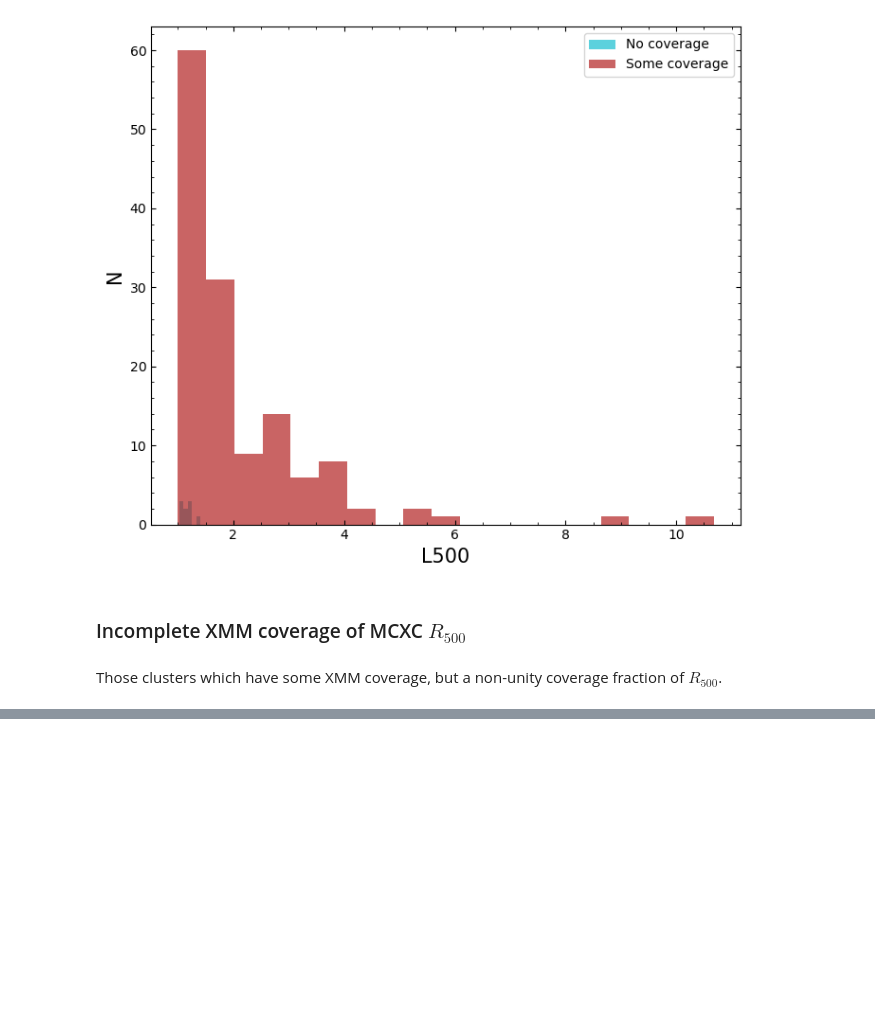
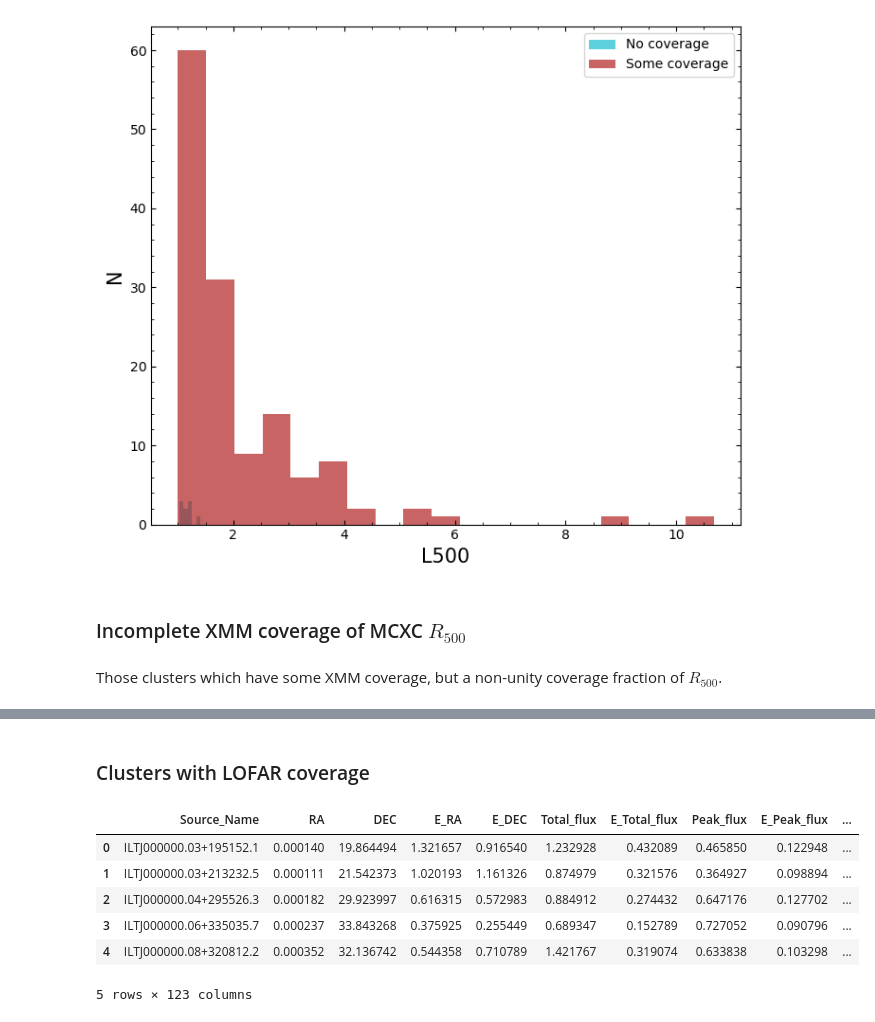
Before and after one commit to LoVoCCS/X-LoVoCCS-Data, a Jupyter notebook: proposals/XMM2023/exploring_targets.ipynb, the cells around one changed output, grey strips where cells are left out. Cells and saved outputs as stored; diff of their text form; code cells hidden in the pictures; blank space fills up the shorter version.

```diff
--- a/proposals/XMM2023/exploring_targets.ipynb
+++ b/proposals/XMM2023/exploring_targets.ipynb
@@ -197,3 +206,5 @@ incomp_xmm_r500.sort_values('xmm_r500_cov_frac')
 | 120 | MCXCJ1254.6-2913 | J1254.6-2913 | 120 | 193.672500 | -29.223333 | 0.0544 | 1.093054 | 2.0799 | 0.8855 | RXCJ1254.6-2913 | ... |
 | 55 | MCXCJ2313.9-4244 | J2313.9-4244 | 55 | 348.494167 | -42.733889 | 0.0564 | 1.811143 | 2.8261 | 0.9802 | RXCJ2313.9-4244 | ... |
 | 97 | MCXCJ1257.2-3022 | J1257.2-3022 | 97 | 194.320417 | -30.376944 | 0.0554 | 1.323277 | 2.3354 | 0.9201 | RXCJ1257.2-3022 | ... |
+# %% [markdown]
+### Clusters with LOFAR coverage
@@ -199,0 +214,10 @@ incomp_xmm_r500.sort_values('xmm_r500_cov_frac')
+# %%
+lof_dat.head()
+# %% [output]
+|  | Source_Name | RA | DEC | E_RA | E_DEC | Total_flux | E_Total_flux | Peak_flux | E_Peak_flux | ... |
+| 0 | ILTJ000000.03+195152.1 | 0.000140 | 19.864494 | 1.321657 | 0.916540 | 1.232928 | 0.432089 | 0.465850 | 0.122948 | ... |
+| 1 | ILTJ000000.03+213232.5 | 0.000111 | 21.542373 | 1.020193 | 1.161326 | 0.874979 | 0.321576 | 0.364927 | 0.098894 | ... |
+| 2 | ILTJ000000.04+295526.3 | 0.000182 | 29.923997 | 0.616315 | 0.572983 | 0.884912 | 0.274432 | 0.647176 | 0.127702 | ... |
+| 3 | ILTJ000000.06+335035.7 | 0.000237 | 33.843268 | 0.375925 | 0.255449 | 0.689347 | 0.152789 | 0.727052 | 0.090796 | ... |
+| 4 | ILTJ000000.08+320812.2 | 0.000352 | 32.136742 | 0.544358 | 0.710789 | 1.421767 | 0.319074 | 0.633838 | 0.103298 | ... |
+5 rows × 123 columns
```
Also changed, not shown: parts of 10 cells of this notebook, 1 other file.
